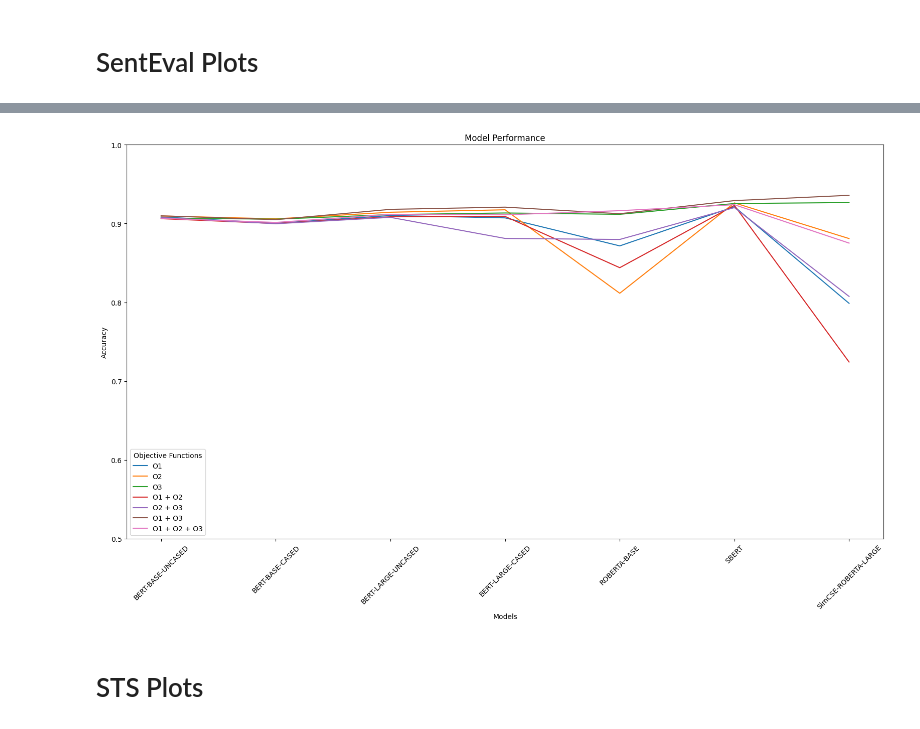
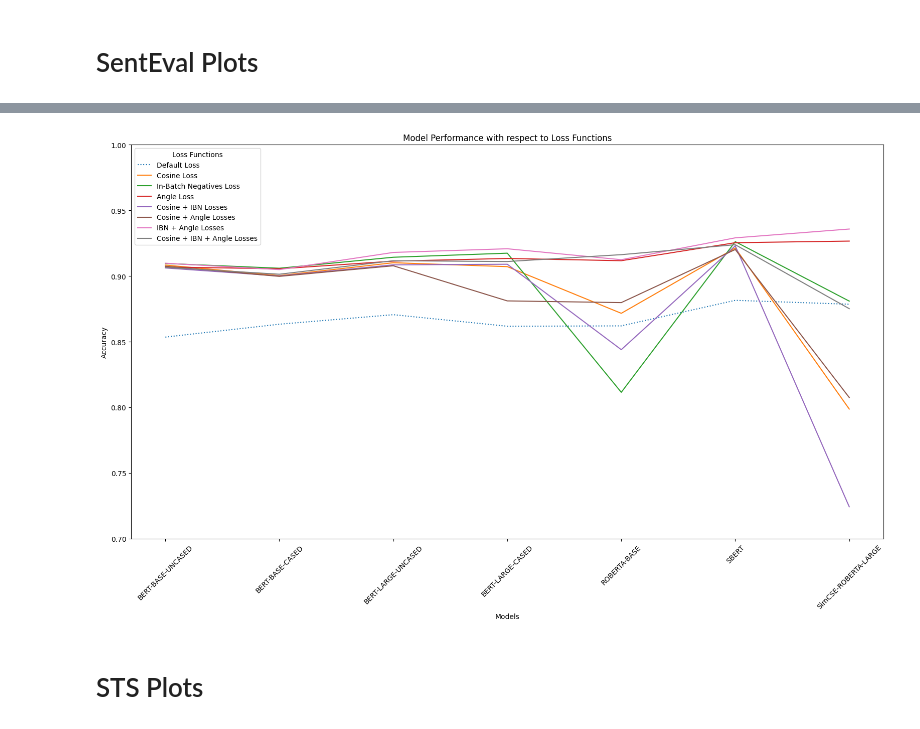
Before and after one commit to rahulsikder223/fine-tuning-llm, a Jupyter notebook: Code/results_plots_senteval_sts.ipynb, the cells around one changed output, grey strips where cells are left out. Saved outputs shown, nothing was run; the diff lists cells and outputs as text; code cells hidden in the pictures.

Commit message:
Updated plots

```diff
--- a/Code/results_plots_senteval_sts.ipynb
+++ b/Code/results_plots_senteval_sts.ipynb
@@ -8,21 +8,24 @@ import seaborn as sns
 # %% [markdown]
 # Plot Functions
 # %%
-def plot_results_generic(np_data, models, objectives, include_gpt=False):
+def plot_results_generic(np_data, models, objectives, lowest=0.5):
   means = np.mean(np_data, axis=2)
   stds = np.std(np_data, axis=2)
   plt.figure(figsize=(16, 10))
 
   for i, obj in enumerate(objectives):
-      plt.plot(models, means[:, i], label=obj)
+      if i == 0:
+          plt.plot(models, means[:, i], label=obj, linestyle=':')
+      else:
+          plt.plot(models, means[:, i], label=obj)
       # plt.fill_between(models, means[:, i] - stds[:, i], means[:, i] + stds[:, i], alpha=0.2)
 
-  plt.title('Model Performance')
+  plt.title('Model Performance with respect to Loss Functions')
   plt.ylabel('Accuracy')
-  plt.ylim((0.5, 1))
+  plt.ylim((lowest, 1))
   plt.xlabel('Models')
   plt.xticks(rotation=45)
-  plt.legend(title='Objective Functions')
+  plt.legend(title='Loss Functions')
   plt.tight_layout()
   plt.show()
 # %%
@@ -134,12 +137,20 @@ def get_df(array, models, objectives, datasets, include_gpt=False):
 # %% [markdown]
 # Generate Plots
 # %%
-array_senteval = np.load('../Results/BERT_SentEval_Results.npy')
-array_sts = np.load('../Results/BERT_STS_Results.npy')
+array_senteval = np.load('BERT_SentEval_Results_Default.npy')
+array_sts = np.load('BERT_STS_Results.npy')
 # %%
 models = ['BERT-BASE-UNCASED', 'BERT-BASE-CASED', 'BERT-LARGE-UNCASED', 'BERT-LARGE-CASED', 'ROBERTA-BASE', 'SBERT', 'SimCSE-ROBERTA-LARGE']
-objectives = ['O1', 'O2', 'O3', 'O1 + O2', 'O2 + O3', 'O1 + O3', 'O1 + O2 + O3']
-datasets_senteval = ['MR', 'CR', 'MPQA', 'SUBJ']
+objectives = [
+    'Default Loss',
+    'Cosine Loss',
+    'In-Batch Negatives Loss',
+    'Angle Loss',
+    'Cosine + IBN Losses',
+    'Cosine + Angle Losses',
+    'IBN + Angle Losses',
+    'Cosine + IBN + Angle Losses']
+datasets_senteval = ['CR', 'MPQA', 'MR', 'SUBJ']
 datasets_sts = ['STS-B', 'STS12', 'STS13', 'STS14', 'STS15', 'STS16', 'SICK-R']
 # %% [markdown]
 # SentEval Plots
@@ -164,7 +175,7 @@ plot_datasets_obj_line(df_senteval)
 # %%
-plot_results_generic(array_senteval, models, objectives)
+plot_results_generic(array_senteval, models, objectives, lowest=0.7)
 # %% [output]
-[figure, old version]
+[figure, new version]
 # %% [markdown]
 # STS Plots
 # %%
```
Also changed, not shown: parts of 12 cells of this notebook.
